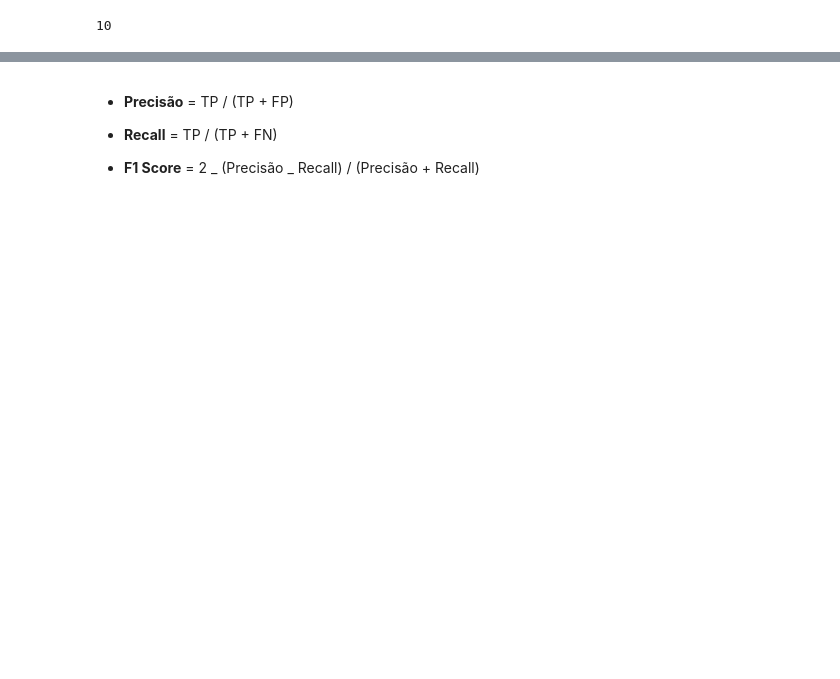
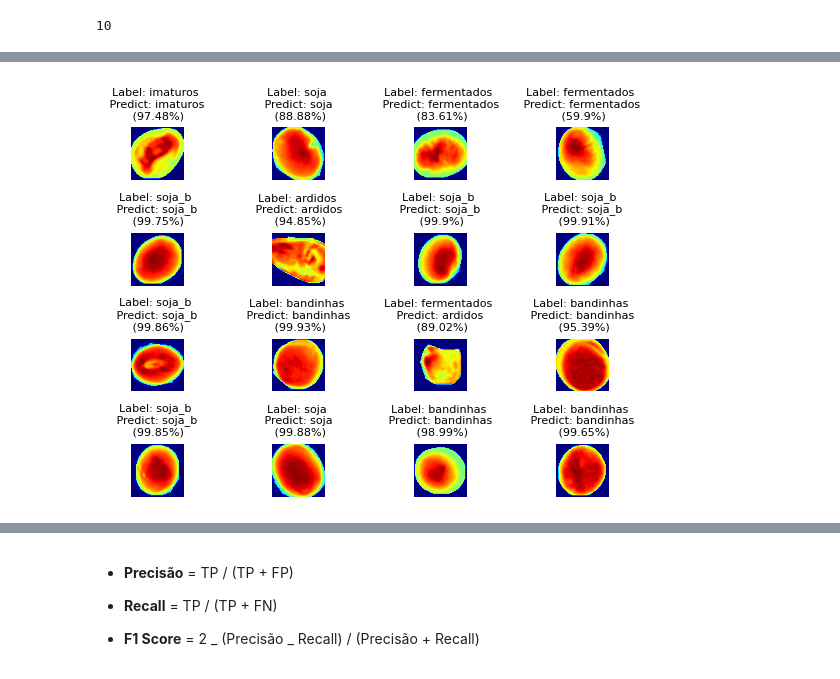
Before and after one commit to duardoliveiras/soya-analysis, a Jupyter notebook: Training/Training.ipynb, the cells around one changed output, grey strips where cells are left out. Drawn from its saved outputs; the diff is of its cells as text; code cells hidden in the pictures; blank space fills up the shorter version.

```diff
--- a/Training/Training.ipynb
+++ b/Training/Training.ipynb
@@ -57,9 +33,9 @@ print(tf.config.list_physical_devices('GPU'))
 # %%
 # Configurações
 BATCH_SIZE = 16
-EPOCHS = 1000
+EPOCHS = 50
 IMAGE_SIZE = 64
-MAIN_DIR = '_recortado'
+MAIN_DIR = '_recortado_bkp'
 CHANNELS = 31
 LAYER_SIZE = 12
 # %%
@@ -682,7 +666,8 @@ for images_batch, labels_batch in test_dataset.take(1):
         confidence = round(100 * (np.max(batch_predict[i])), 2)
 
         ax = plt.subplot(4, 4, i + 1)
-        plt.imshow(im_to_show)
+        plt.imshow(im_to_show, cmap='jet')
         plt.axis('off')
         plt.title(f'Label: {id_to_label[label.numpy()]} \n Predict: {
                   id_to_label[best_predict]} \n ({confidence}%)', fontsize=8)
+# %% [output]
@@ -689,3 +690,4 @@ for images_batch, labels_batch in test_dataset.take(1):
+[figure, added]
 # %%
 true_labels = []
 predicted_labels = []
```
Also changed, not shown: parts of 19 cells of this notebook, 3 other files.
